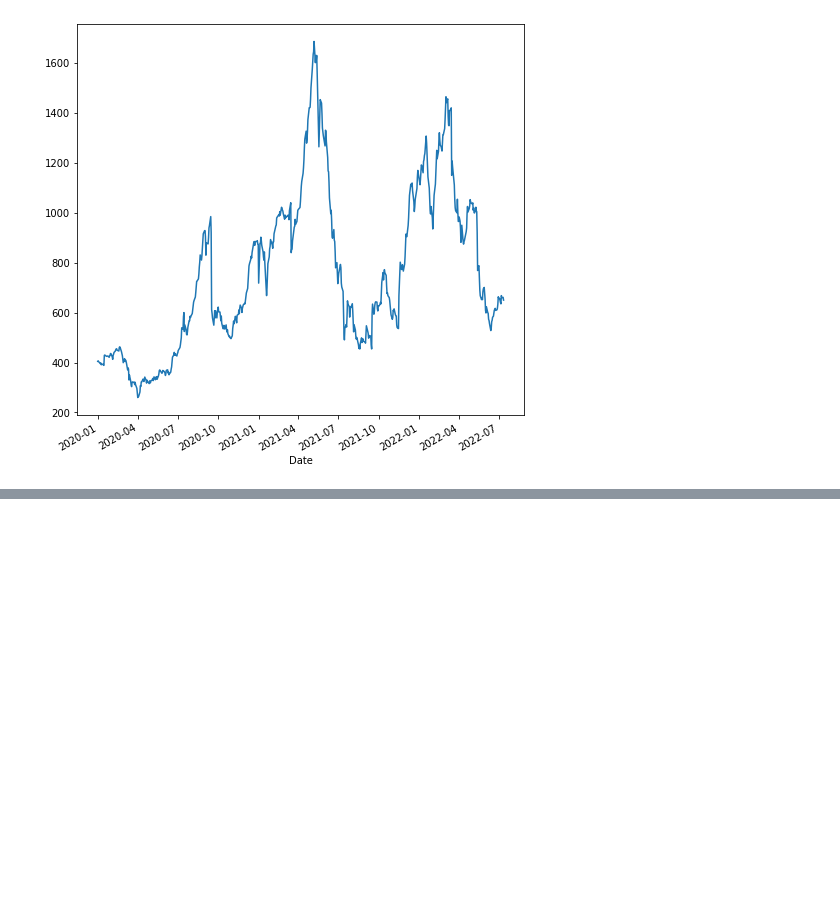
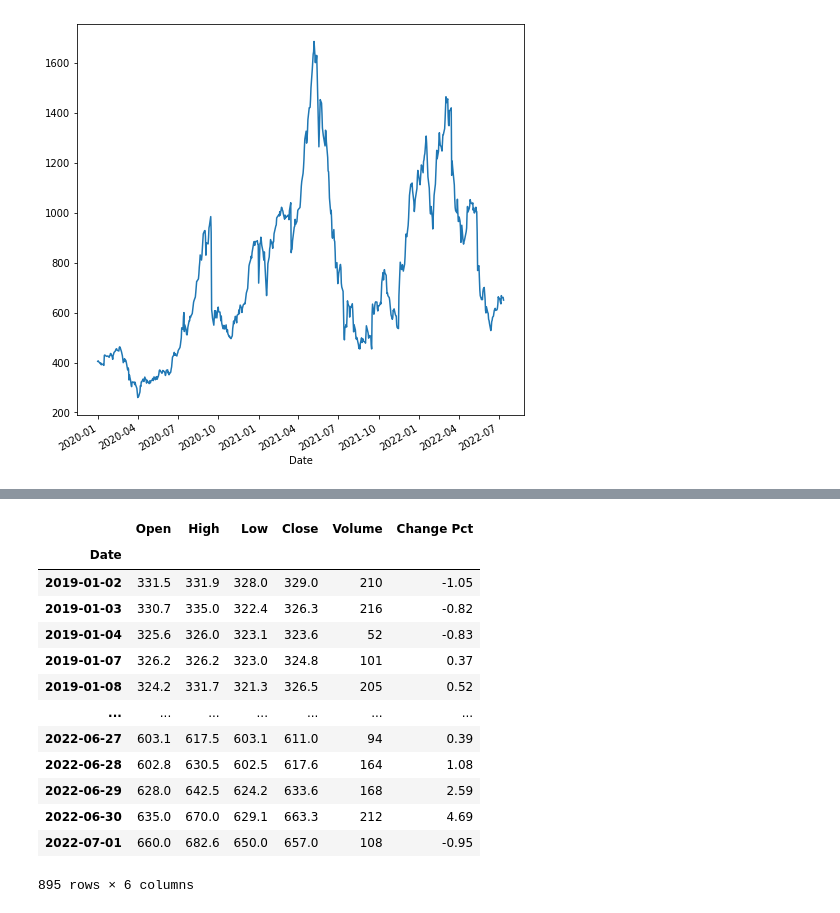
Before and after one commit to robertoricci/Analise-Financeira, a Jupyter notebook: Aula_Biblioteca_investpy.ipynb, the cells around one changed output, grey strips where cells are left out. Drawn from its saved outputs; the diff is of its cells as text; code cells hidden in the pictures; blank space fills up the shorter version.

```diff
--- a/Aula_Biblioteca_investpy.ipynb
+++ b/Aula_Biblioteca_investpy.ipynb
@@ -228,0 +255,17 @@ lumber['Close'].plot(figsize= (8,8))
+# %%
+ipca_2045
+# %% [output]
+|  | Open | High | Low | Close | Volume | Change Pct |
+| Date |  |  |  |  |  |  |
+| 2019-01-02 | 331.5 | 331.9 | 328.0 | 329.0 | 210 | -1.05 |
+| 2019-01-03 | 330.7 | 335.0 | 322.4 | 326.3 | 216 | -0.82 |
+| 2019-01-04 | 325.6 | 326.0 | 323.1 | 323.6 | 52 | -0.83 |
+| 2019-01-07 | 326.2 | 326.2 | 323.0 | 324.8 | 101 | 0.37 |
+| 2019-01-08 | 324.2 | 331.7 | 321.3 | 326.5 | 205 | 0.52 |
+| ... | ... | ... | ... | ... | ... | ... |
+| 2022-06-27 | 603.1 | 617.5 | 603.1 | 611.0 | 94 | 0.39 |
+| 2022-06-28 | 602.8 | 630.5 | 602.5 | 617.6 | 164 | 1.08 |
+| 2022-06-29 | 628.0 | 642.5 | 624.2 | 633.6 | 168 | 2.59 |
+| 2022-06-30 | 635.0 | 670.0 | 629.1 | 663.3 | 212 | 4.69 |
+| 2022-07-01 | 660.0 | 682.6 | 650.0 | 657.0 | 108 | -0.95 |
+895 rows × 6 columns
```
Also changed, not shown: parts of 9 cells of this notebook.
